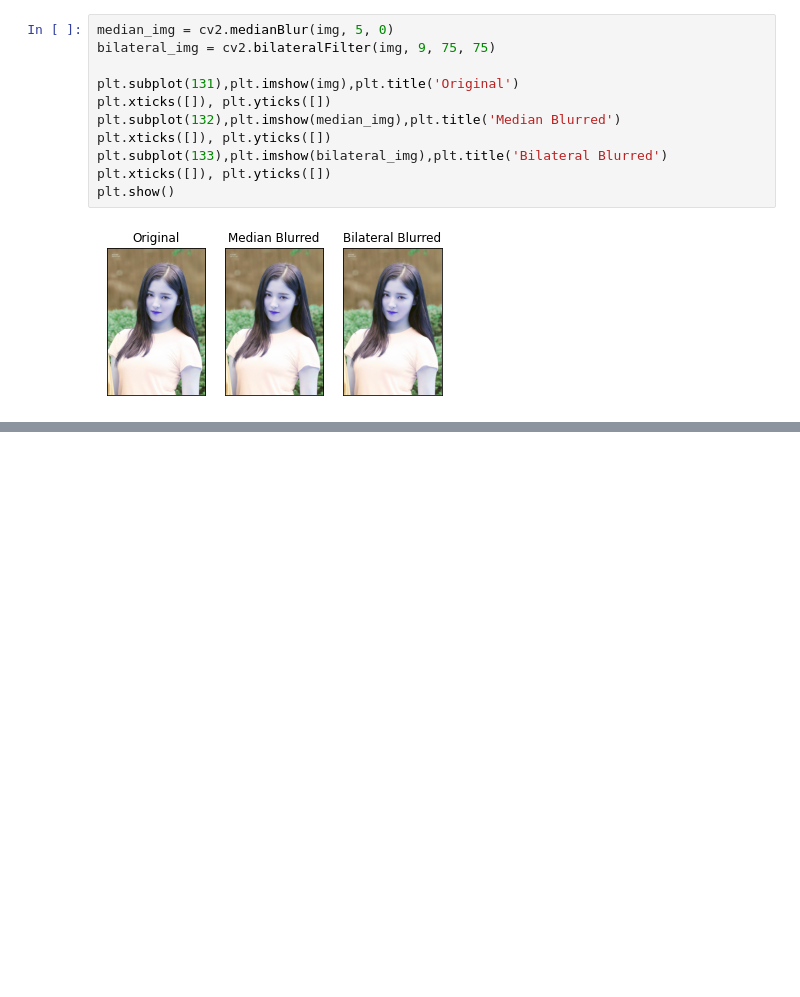
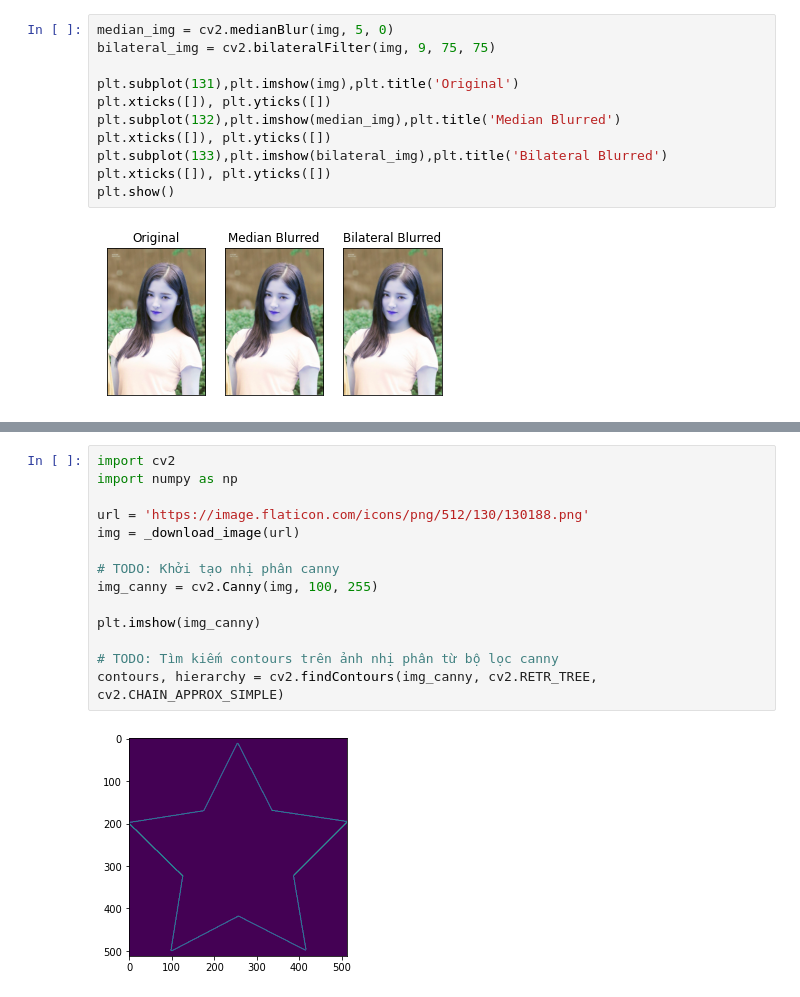
Before and after one commit to phanxuanphucnd/freelearningcv, a Jupyter notebook: jupyter notebooks/Image Preprocessing.ipynb, the cells around one changed output, grey strips where cells are left out. Drawn from its saved outputs; the diff is of its cells as text; blank space fills up the shorter version.

```diff
--- a/jupyter notebooks/Image Preprocessing.ipynb
+++ b/jupyter notebooks/Image Preprocessing.ipynb
@@ -348,0 +509,16 @@ plt.show()
+# %%
+import cv2
+import numpy as np
+
+url = 'https://image.flaticon.com/icons/png/512/130/130188.png'
+img = _download_image(url)
+
+# TODO: Khởi tạo nhị phân canny
+img_canny = cv2.Canny(img, 100, 255)
+
+plt.imshow(img_canny)
+
+# TODO: Tìm kiếm contours trên ảnh nhị phân từ bộ lọc canny
+contours, hierarchy = cv2.findContours(img_canny, cv2.RETR_TREE, cv2.CHAIN_APPROX_SIMPLE)
+# %% [output]
+[figure, added]
```
Also changed, not shown: parts of 18 cells of this notebook, 8 other files.
